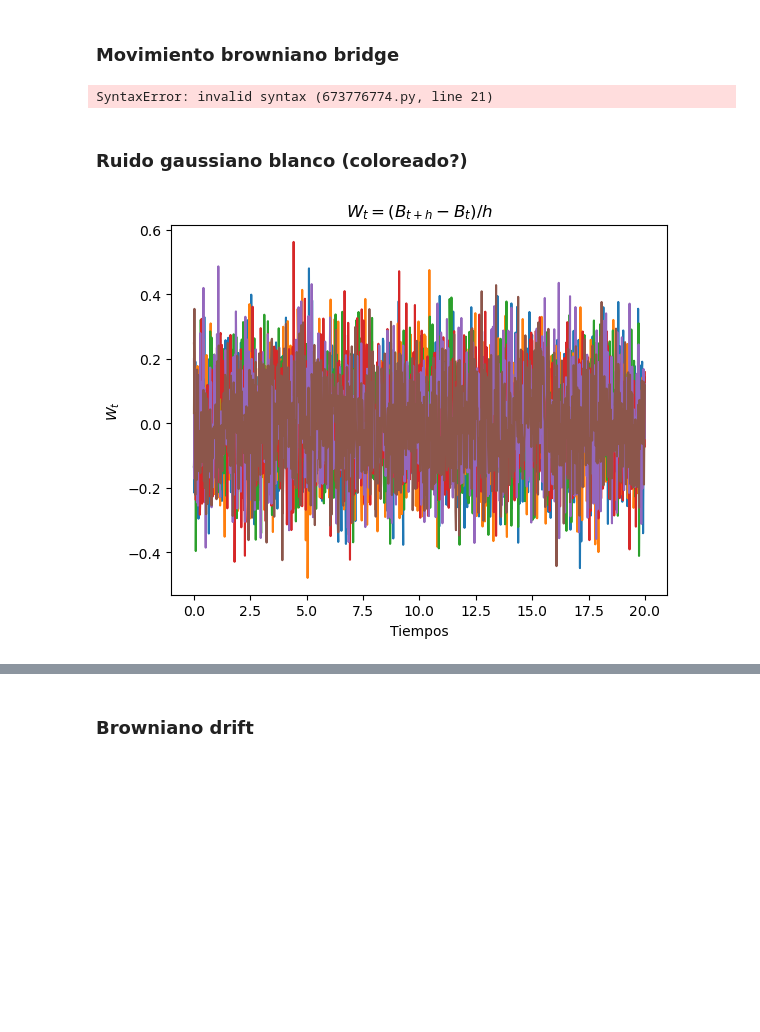
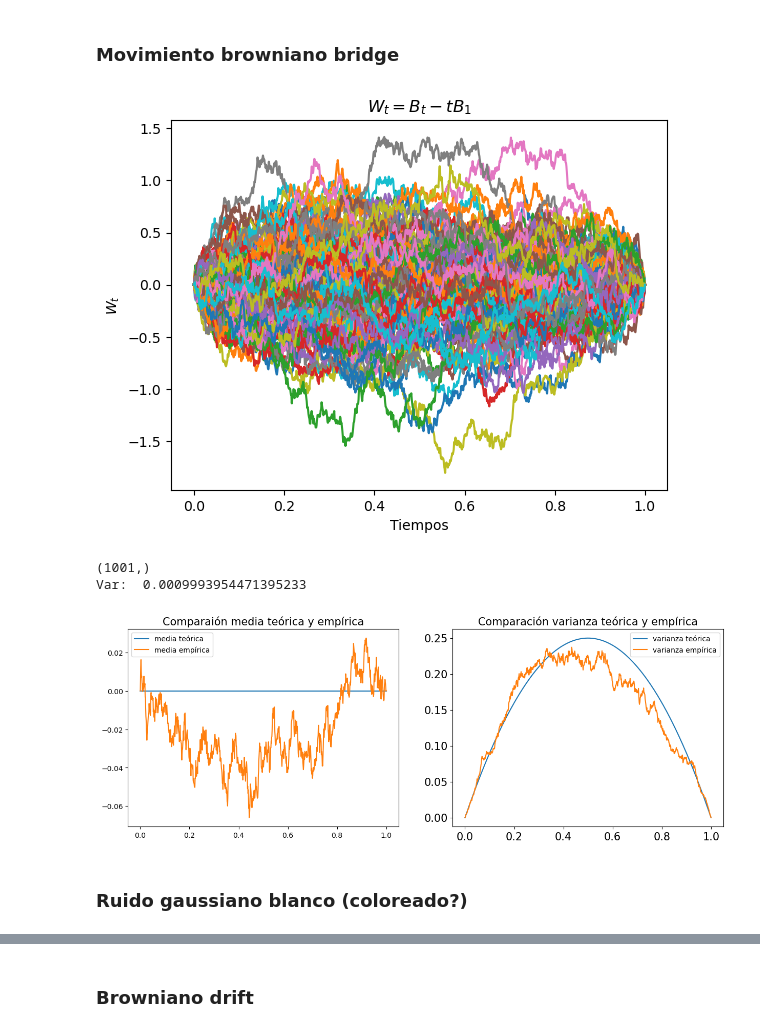
Before and after one commit to msanchezr99/Talleres_estocasticos1, a Jupyter notebook: Procesos_estoc_continuos/Proc_cont.ipynb, the cells around one changed output, grey strips where cells are left out. Drawn from its saved outputs; the diff is of its cells as text; code cells hidden in the pictures; blank space fills up the shorter version.

Commit message:
evaluación distribucion para ruido gaussiano

```diff
--- a/Procesos_estoc_continuos/Proc_cont.ipynb
+++ b/Procesos_estoc_continuos/Proc_cont.ipynb
@@ -155,69 +155,50 @@ ax.set_xlabel("Tiempos")
 ax.set_ylabel("$W_t$")
 plt.show()
 
 
+
+
 #Medidas empíricas de centraldiad y dispersión:
 #Media: (cada columna (Bridge[:,i]) es muestra de W_t para t=i*dt)
 #Covarianza
-mu_hat_t,cov_hat_st=bm.empiric_matrix_stats(Bridge)
+
+x,y=time,time
+
+mu_hat_t,cov_hat_st=bm.empiric_mu_cov(Bridge)
+mu_teor,cov_teor=bm.mbeu_theoret_mu_cov(time)
+
+var_hat_t=np.diag(cov_hat_st)
+var_teor_t=np.diag(cov_teor)
 
 print(mu_hat_t.shape)
 #Plot
 fig = plt.figure(figsize=(15, 5))
 # paths
 title = "Comparaión media teórica y empírica"
 plt.subplot(1, 2, 1)
-plt.plot(time, np.array([np.zeros(len(time)),mu_hat_t]).T)
+plt.plot(time, np.array([mu_teor,mu_hat_t]).T)
 plt.legend(["media teórica","media empírica"])
 plt.gca().set_title(title, fontsize=15)
 plt.xticks(fontsize=10)
 plt.yticks(fontsize=10)
 
-correlation
+#correlation
 title = "Comparación varianza teórica y empírica"
 plt.subplot(1, 2, 2)
 # sns.heatmap(np.corrcoef(corr_Bs, rowvar=True), cmap="viridis") #Si lo hago con la matriz de las trayectorias no sería más preciso? Bsuco las correlaciones entre los W_t
-plt.plot(time,np.array([]).T)
+plt.plot(time,np.array([var_teor_t,var_hat_t]).T)
+plt.legend(["varianza teórica","varianza empírica"])
 plt.gca().set_title(title, fontsize=15)
 plt.xticks(fontsize=15)
 plt.yticks(fontsize=15)
 
 
-
 dBridge=bm.dif_B(Bridge)
 print("Var: ", np.var(dBridge)) #Verifico que la varianza de los incrementos es la adecuada.
-
-
-
-# title = "$W_t = B_t -tB_1$"
-# plt.subplot(1, 2, 1)
-# plt.plot(np.linspace(0,1,n),Bridge.T)
-# plt.gca().set_title(title, fontsize=15)
-# plt.xticks(fontsize=15)
-# plt.yticks(fontsize=15)
-
-# title = "Correlated Brownian motion paths"
-# plt.subplot(1, 2, 2)
-# plt.plot(np.linspace(0,1,n),Bridge.T)
-# plt.gca().set_title(title, fontsize=15)
-# plt.xticks(fontsize=15)
-# plt.yticks(fontsize=15)
 # %% [output]
+[figure, added]
-SyntaxError: invalid syntax (673776774.py, line 21)
+(1001,)
+Var:  0.0009993954471395233
+[figure, added]
 # %% [markdown]
 ### Ruido gaussiano blanco (coloreado?)
-# %%
-T=20
-n=1000
-dt=T/n
-time=np.linspace(0,T,n+1)
-Wn=bm.get_Gaussian_matrix(n+1,6,dt=dt)
-
-fig, ax = plt.subplots()
-ax.plot(time,Wn.T)
-ax.set_title("$W_t= (B_{t+h} -B_t)/h$")
-ax.set_xlabel("Tiempos")
-ax.set_ylabel("$W_t$")
-plt.show()
-# %% [output]
-[figure, removed]
```
Also changed, not shown: parts of 3 cells of this notebook, 2 other files.
